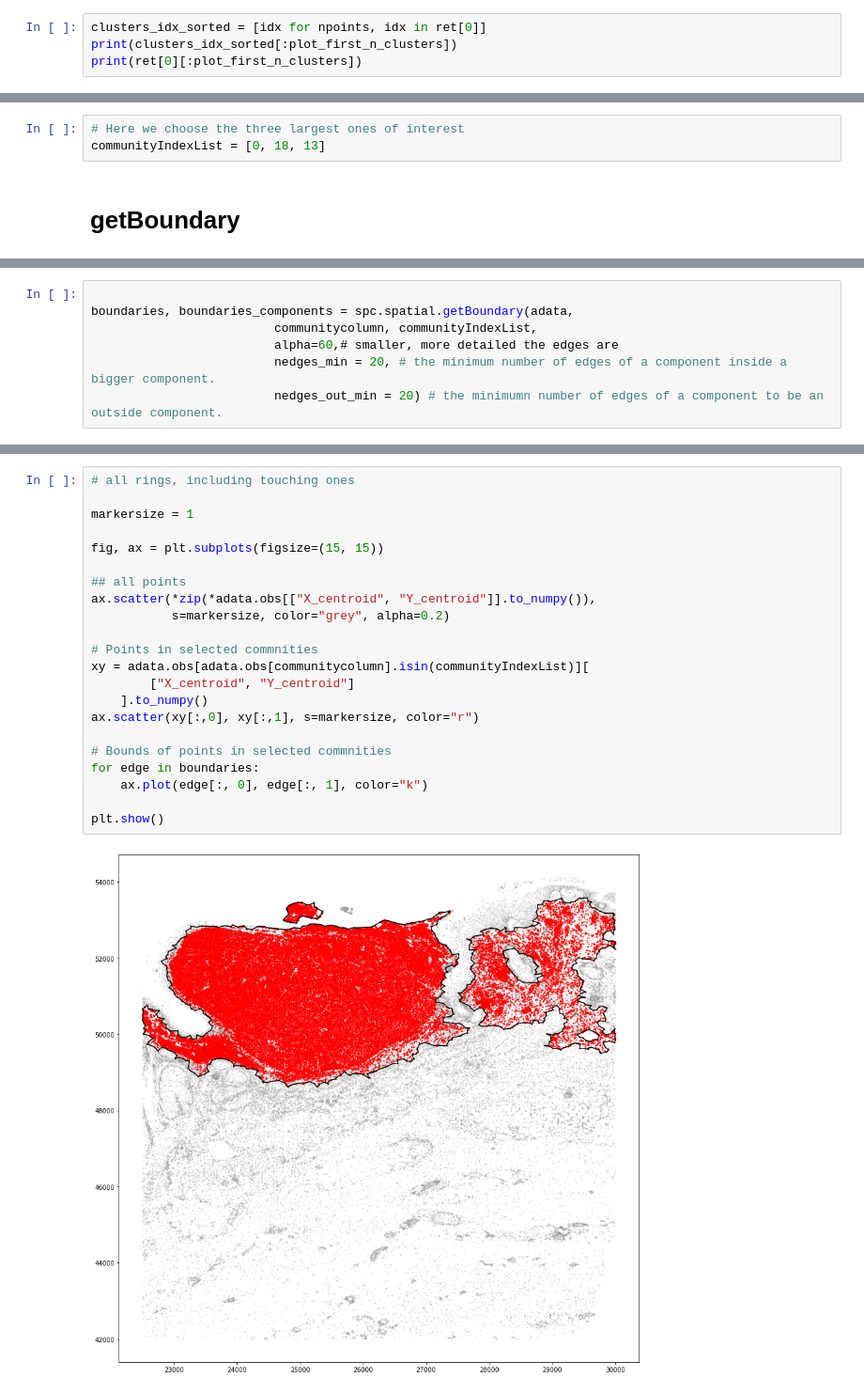
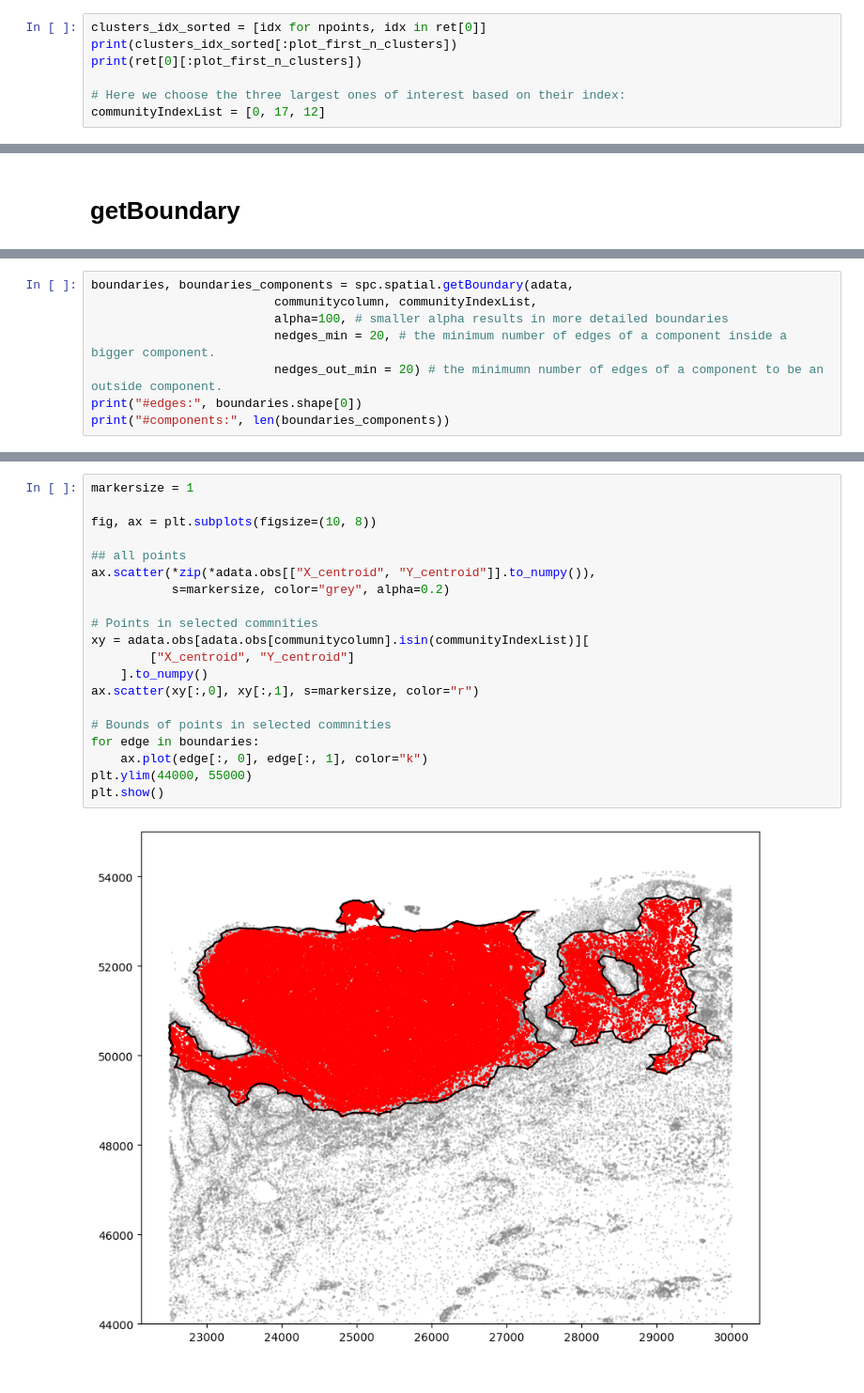
Before and after one commit to SemenovLab/SpatialCells, a Jupyter notebook: examples/0_example_basic.ipynb, the cells around one changed output, grey strips where cells are left out. Shown at 94% size. Cells and saved outputs as stored; diff of their text form.

```diff
--- a/examples/0_example_basic.ipynb
+++ b/examples/0_example_basic.ipynb
@@ -181,4 +183,7 @@ plt.show()
 clusters_idx_sorted = [idx for npoints, idx in ret[0]]
 print(clusters_idx_sorted[:plot_first_n_clusters])
 print(ret[0][:plot_first_n_clusters])
+
+# Here we choose the three largest ones of interest based on their index:
+communityIndexList = [0, 17, 12]
 # %% [output]
@@ -187,5 +192,2 @@ print(ret[0][:plot_first_n_clusters])
-# %%
-# Here we choose the three largest ones of interest
-communityIndexList = [0, 18, 13]
 # %% [markdown]
 # getBoundary
@@ -192,7 +212,8 @@ communityIndexList = [0, 18, 13]
 # %%
-
 boundaries, boundaries_components = spc.spatial.getBoundary(adata,
                          communitycolumn, communityIndexList,
-                         alpha=60,# smaller, more detailed the edges are
+                         alpha=100, # smaller alpha results in more detailed boundaries
                          nedges_min = 20, # the minimum number of edges of a component inside a bigger component.
                          nedges_out_min = 20) # the minimumn number of edges of a component to be an outside component.
+print("#edges:", boundaries.shape[0])
+print("#components:", len(boundaries_components))
@@ -205,25 +225,23 @@ print("#components:", len(boundaries_components))
 # %%
-# all rings, including touching ones
-
 markersize = 1
 
-fig, ax = plt.subplots(figsize=(15, 15))
+fig, ax = plt.subplots(figsize=(10, 8))
 
 ## all points
 ax.scatter(*zip(*adata.obs[["X_centroid", "Y_centroid"]].to_numpy()),
            s=markersize, color="grey", alpha=0.2)
 
 # Points in selected commnities
 xy = adata.obs[adata.obs[communitycolumn].isin(communityIndexList)][
         ["X_centroid", "Y_centroid"]
     ].to_numpy()
 ax.scatter(xy[:,0], xy[:,1], s=markersize, color="r")
 
 # Bounds of points in selected commnities
 for edge in boundaries:
     ax.plot(edge[:, 0], edge[:, 1], color="k")
-
+plt.ylim(44000, 55000)
 plt.show()
 # %% [output]
-[figure, old version]
+[figure, new version]
 # %% [markdown]
```
Also changed, not shown: parts of 39 cells of this notebook, 1 other file.
